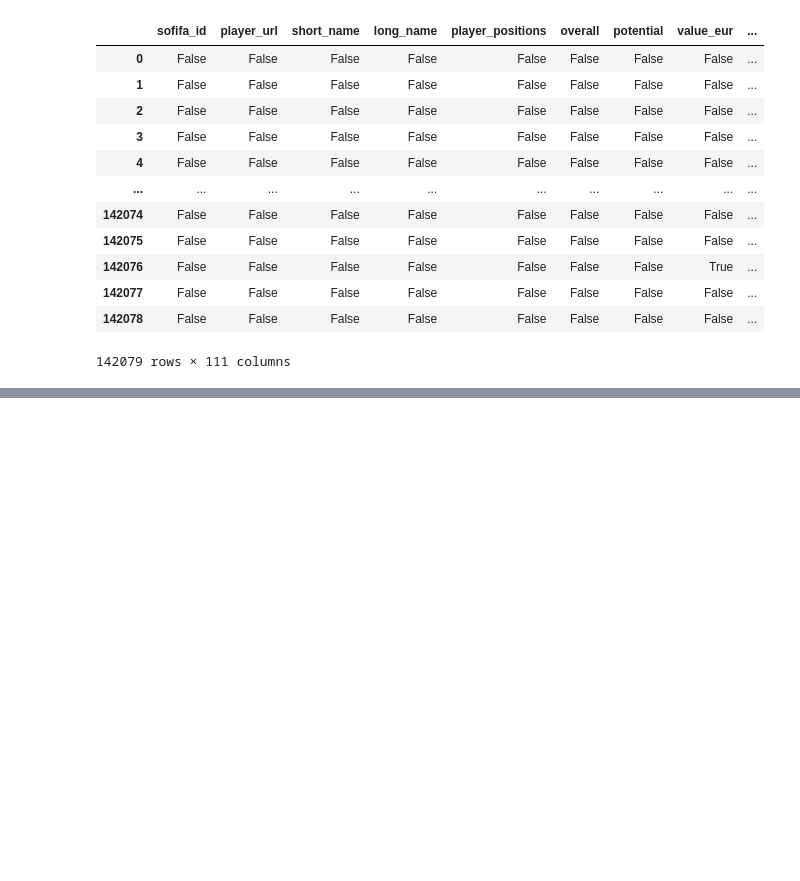
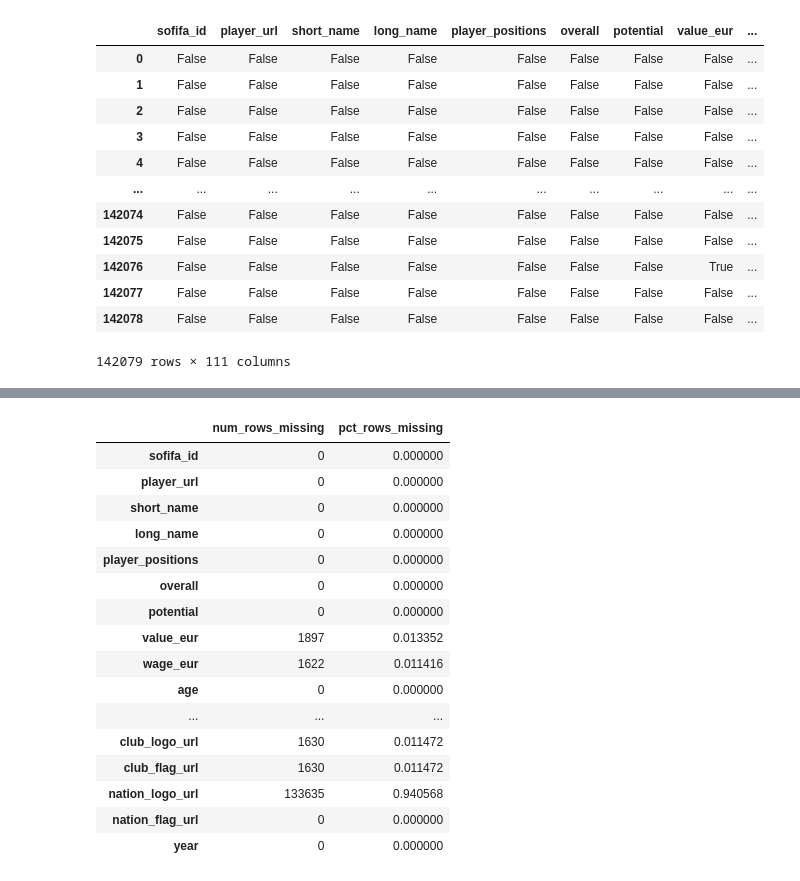
Before and after one commit to Jules-Ray-Kayla-Bert-Capstone-FiFA/fifa, a Jupyter notebook: Ray/ray_sb.ipynb, the cells around one changed output, grey strips where cells are left out. Saved outputs shown, nothing was run; the diff lists cells and outputs as text; code cells hidden in the pictures; blank space fills up the shorter version.

```diff
--- a/Ray/ray_sb.ipynb
+++ b/Ray/ray_sb.ipynb
@@ -127,0 +184,24 @@ df.isnull()
+# %%
+num_missing = df.isnull().sum()
+rows = df.shape[0]
+pct_missing = num_missing/rows
+cols_missing = pd.DataFrame({'num_rows_missing': num_missing, 'pct_rows_missing': pct_missing})
+cols_missing.set_index(df.columns)
+# %% [output]
+|  | num_rows_missing | pct_rows_missing |
+| sofifa_id | 0 | 0.000000 |
+| player_url | 0 | 0.000000 |
+| short_name | 0 | 0.000000 |
+| long_name | 0 | 0.000000 |
+| player_positions | 0 | 0.000000 |
+| overall | 0 | 0.000000 |
+| potential | 0 | 0.000000 |
+| value_eur | 1897 | 0.013352 |
+| wage_eur | 1622 | 0.011416 |
+| age | 0 | 0.000000 |
+| ... | ... | ... |
+| club_logo_url | 1630 | 0.011472 |
+| club_flag_url | 1630 | 0.011472 |
+| nation_logo_url | 133635 | 0.940568 |
+| nation_flag_url | 0 | 0.000000 |
+| year | 0 | 0.000000 |
```
Also changed, not shown: parts of 19 cells of this notebook.
